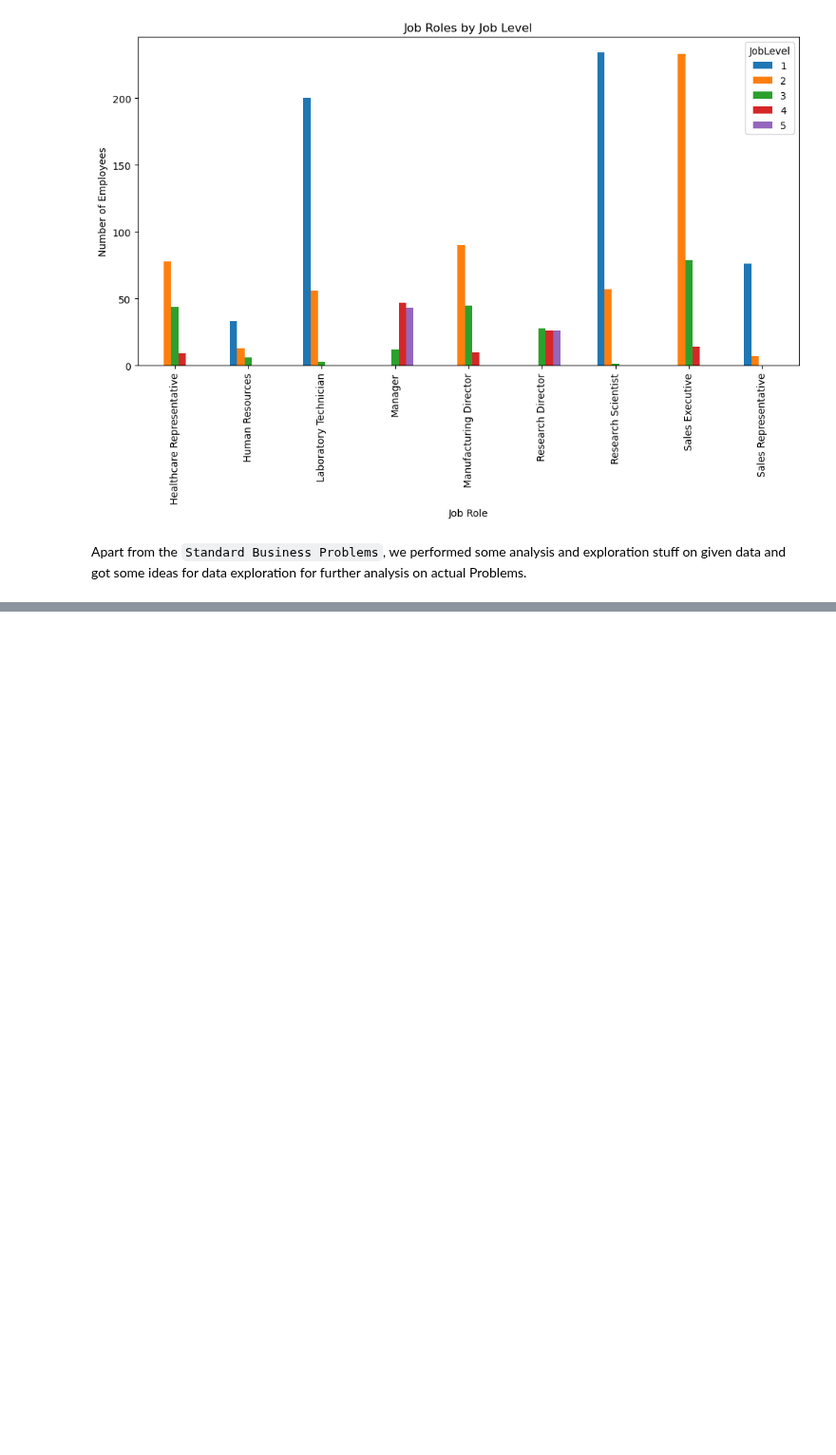
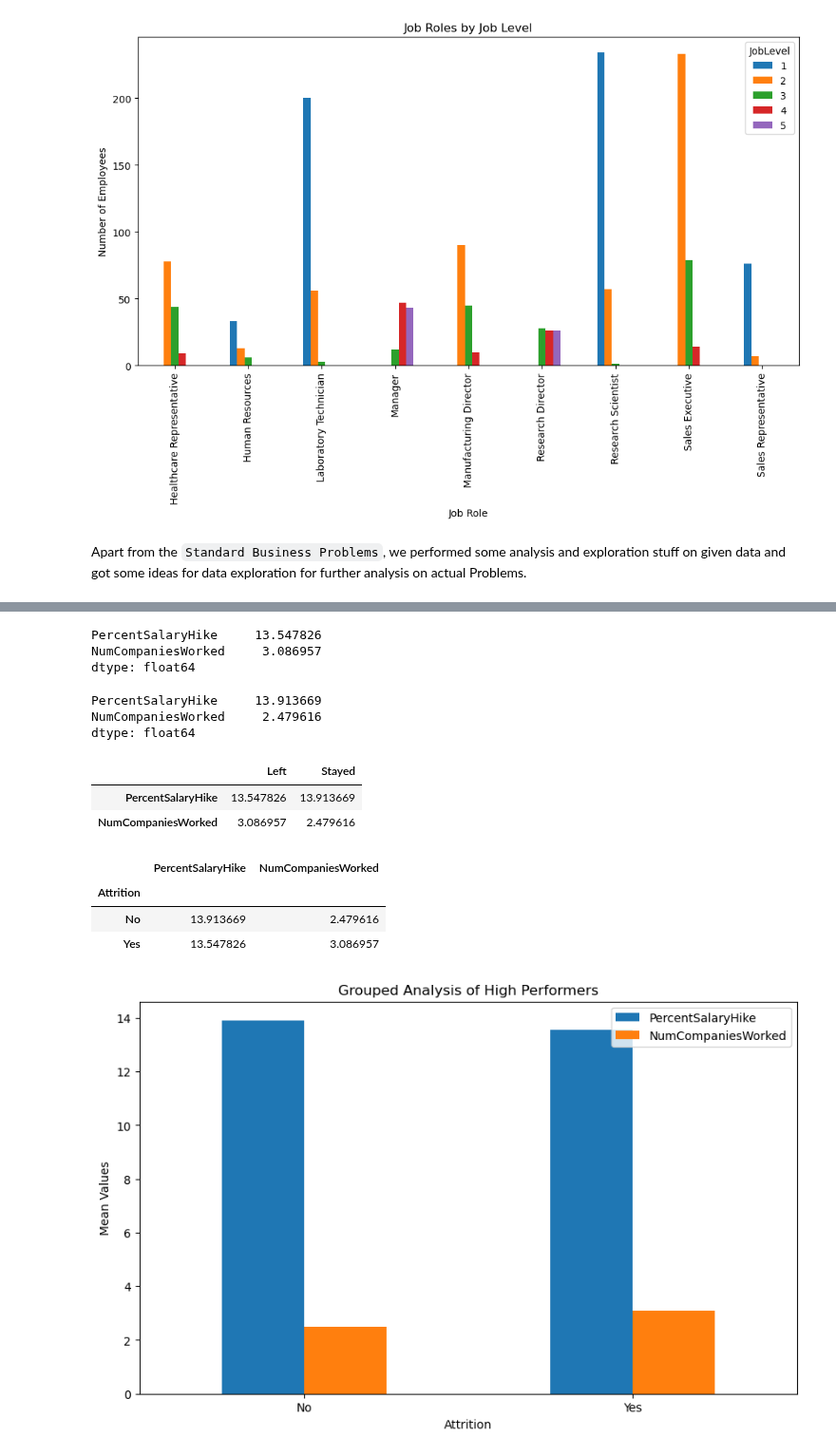
Before and after one commit to imkjangid/Code2Insights, a Jupyter notebook: AnalysisRoom/HRAnalytics.ipynb, the cells around one changed output, grey strips where cells are left out. Shown at 95% size. Saved outputs shown, nothing was run; the diff lists cells and outputs as text; code cells hidden in the pictures; blank space fills up the shorter version.

```diff
--- a/AnalysisRoom/HRAnalytics.ipynb
+++ b/AnalysisRoom/HRAnalytics.ipynb
@@ -822,0 +832,12 @@ plt.show()
+# %%
+# Get analysis high performing employees who left vs stayed based on salary increase and stock options
+high_performers = df[(df['PerformanceRating'] == 3) & (df['YearsAtCompany'] > 2)]
+left_high_performers = high_performers[high_performers['Attrition'] == 'Yes']
+stayed_high_performers = high_performers[high_performers['Attrition'] == 'No']
+
+# Calculate average salary increase and stock options for both groups
+left_analysis = left_high_performers[['PercentSalaryHike', 'NumCompaniesWorked']].mean()
+stayed_analysis = stayed_high_performers[['PercentSalaryHike', 'NumCompaniesWorked']].mean()
+
+# Combine the results into a single DataFrame for comparison
+comparison = pd.DataFrame({'Left': left_analysis, 'Stayed': stayed_analysis})
@@ -822,0 +892,40 @@ plt.show()
+# %%
+left_analysis
+# %% [output]
+PercentSalaryHike     13.547826
+NumCompaniesWorked     3.086957
+dtype: float64
+# %%
+stayed_analysis
+# %% [output]
+PercentSalaryHike     13.913669
+NumCompaniesWorked     2.479616
+dtype: float64
+# %%
+comparison
+# %% [output]
+|  | Left | Stayed |
+| PercentSalaryHike | 13.547826 | 13.913669 |
+| NumCompaniesWorked | 3.086957 | 2.479616 |
+# %%
+# grouped analysis
+
+# Group by PerformanceRating and Attrition, then calculate mean of relevant columns
+grouped_analysis = high_performers.groupby('Attrition')[['PercentSalaryHike', 'NumCompaniesWorked']].mean()
+grouped_analysis
+# %% [output]
+|  | PercentSalaryHike | NumCompaniesWorked |
+| Attrition |  |  |
+| No | 13.913669 | 2.479616 |
+| Yes | 13.547826 | 3.086957 |
+# %%
+# Visualize the above analysis using a bar plot
+
+grouped_analysis.plot(kind='bar', figsize=(10, 6))
+plt.title('Grouped Analysis of High Performers')
+plt.ylabel('Mean Values')
+plt.xlabel('Attrition')
+plt.xticks(rotation=0)
+plt.show()
+# %% [output]
+[figure, added]
```
Also changed, not shown: parts of 51 cells of this notebook, 1 other file.
